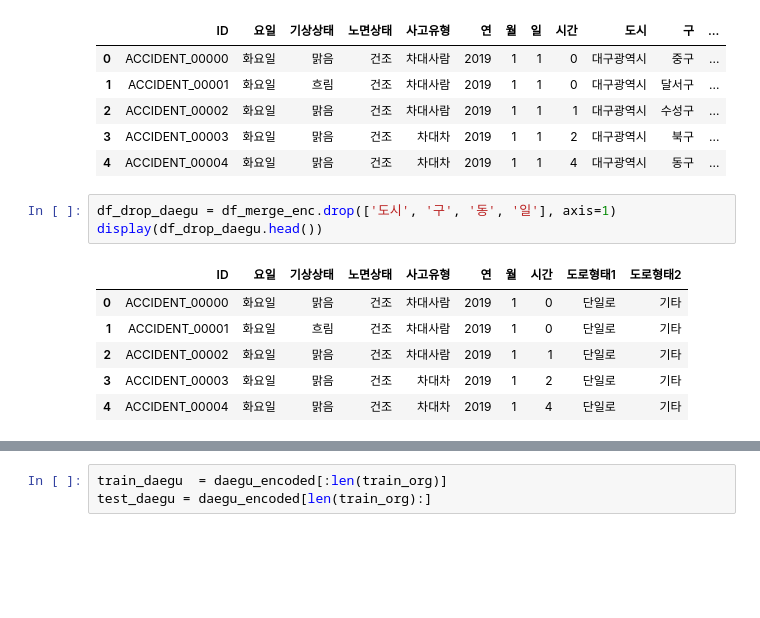
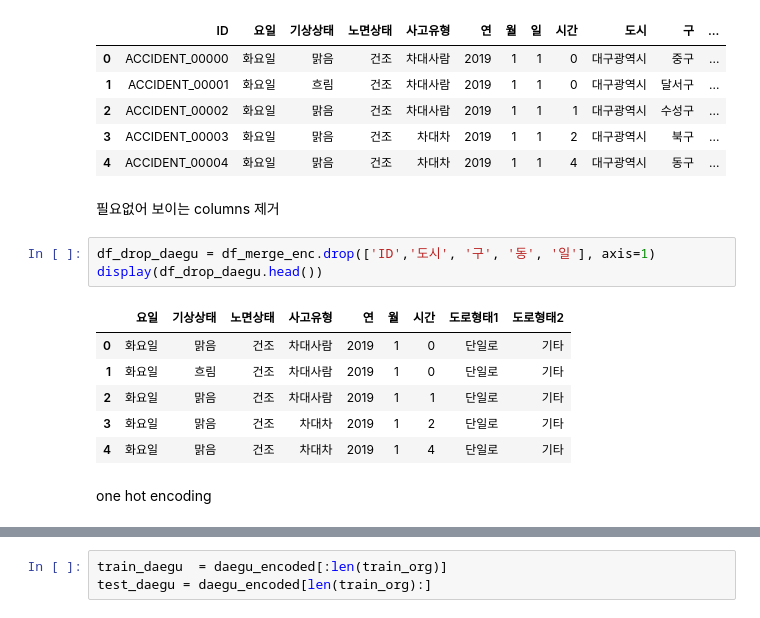
Before and after one commit to zooodung/TA-Prediction, a Jupyter notebook: daegu_data.ipynb, the cells around one changed output, grey strips where cells are left out. Cells and saved outputs as stored; diff of their text form; blank space fills up the shorter version.

```diff
--- a/daegu_data.ipynb
+++ b/daegu_data.ipynb
@@ -329,16 +343,20 @@ display(df_merge_enc.head())
 | 2 | ACCIDENT_00002 | 화요일 | 맑음 | 건조 | 차대사람 | 2019 | 1 | 1 | 1 | 대구광역시 | 수성구 | ... |
 | 3 | ACCIDENT_00003 | 화요일 | 맑음 | 건조 | 차대차 | 2019 | 1 | 1 | 2 | 대구광역시 | 북구 | ... |
 | 4 | ACCIDENT_00004 | 화요일 | 맑음 | 건조 | 차대차 | 2019 | 1 | 1 | 4 | 대구광역시 | 동구 | ... |
+# %% [markdown]
+필요없어 보이는 columns 제거
 # %%
-df_drop_daegu = df_merge_enc.drop(['도시', '구', '동', '일'], axis=1)
+df_drop_daegu = df_merge_enc.drop(['ID','도시', '구', '동', '일'], axis=1)
 display(df_drop_daegu.head())
 # %% [output]
-|  | ID | 요일 | 기상상태 | 노면상태 | 사고유형 | 연 | 월 | 시간 | 도로형태1 | 도로형태2 |
-| 0 | ACCIDENT_00000 | 화요일 | 맑음 | 건조 | 차대사람 | 2019 | 1 | 0 | 단일로 | 기타 |
-| 1 | ACCIDENT_00001 | 화요일 | 흐림 | 건조 | 차대사람 | 2019 | 1 | 0 | 단일로 | 기타 |
-| 2 | ACCIDENT_00002 | 화요일 | 맑음 | 건조 | 차대사람 | 2019 | 1 | 1 | 단일로 | 기타 |
-| 3 | ACCIDENT_00003 | 화요일 | 맑음 | 건조 | 차대차 | 2019 | 1 | 2 | 단일로 | 기타 |
-| 4 | ACCIDENT_00004 | 화요일 | 맑음 | 건조 | 차대차 | 2019 | 1 | 4 | 단일로 | 기타 |
+|  | 요일 | 기상상태 | 노면상태 | 사고유형 | 연 | 월 | 시간 | 도로형태1 | 도로형태2 |
+| 0 | 화요일 | 맑음 | 건조 | 차대사람 | 2019 | 1 | 0 | 단일로 | 기타 |
+| 1 | 화요일 | 흐림 | 건조 | 차대사람 | 2019 | 1 | 0 | 단일로 | 기타 |
+| 2 | 화요일 | 맑음 | 건조 | 차대사람 | 2019 | 1 | 1 | 단일로 | 기타 |
+| 3 | 화요일 | 맑음 | 건조 | 차대차 | 2019 | 1 | 2 | 단일로 | 기타 |
+| 4 | 화요일 | 맑음 | 건조 | 차대차 | 2019 | 1 | 4 | 단일로 | 기타 |
+# %% [markdown]
+one hot encoding
 # %%
 daegu_columns = df_drop_daegu.columns[1:]
 daegu_encoded = pd.get_dummies(df_drop_daegu, columns = daegu_columns)
```
Also changed, not shown: parts of 15 cells of this notebook.
